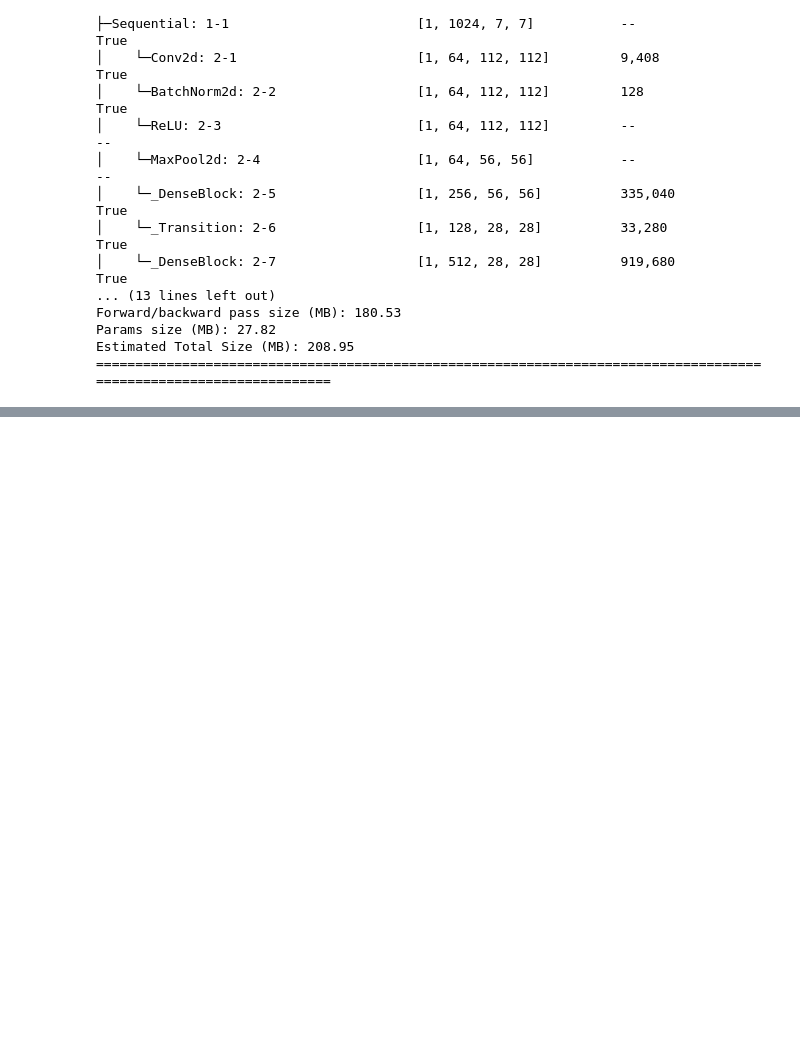
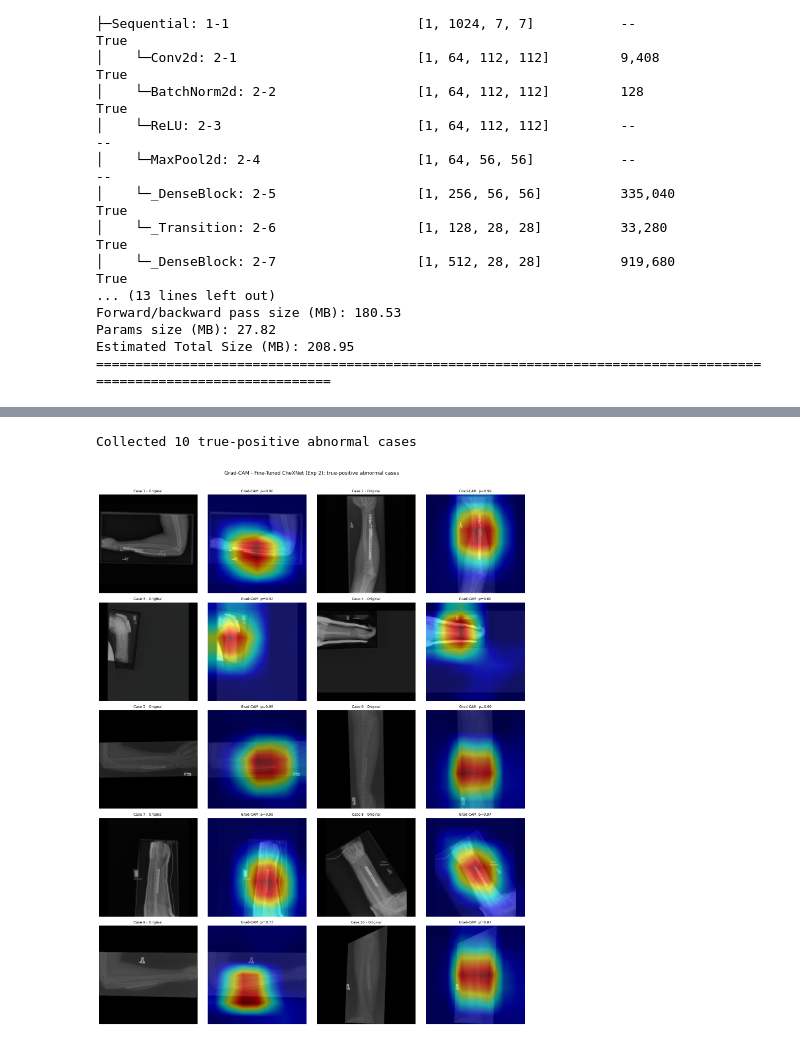
Before and after one commit to sofiaorlov9821/CheXNet, a Jupyter notebook: final_p_2.ipynb, the cells around one changed output, grey strips where cells are left out. Saved outputs shown, nothing was run; the diff lists cells and outputs as text; code cells hidden in the pictures; blank space fills up the shorter version.

```diff
--- a/final_p_2.ipynb
+++ b/final_p_2.ipynb
@@ -816,0 +749,57 @@ print("[OK] Safe PyTorch Grad-CAM visualization grid generated and saved success
+# %%
+# Grad-CAM on 10 true-positive abnormal cases - Fine-Tuned CheXNet (Exp 2) only
+%pip install grad-cam -q
+import torch, numpy as np, matplotlib.pyplot as plt
+from pytorch_grad_cam import GradCAM
+from pytorch_grad_cam.utils.model_targets import ClassifierOutputTarget
+from pytorch_grad_cam.utils.image import show_cam_on_image
+
+mean = np.array(IMAGENET_MEAN); std = np.array(IMAGENET_STD)
+model = exp2_model
+target_layer = model.densenet121.features.denseblock4
+model.eval()
+
+# --- collect 10 abnormal cases the model correctly predicts (true positives) ---
+N = 10
+cases = []
+for idx in range(len(valid_ds)):
+    img, label = valid_ds[idx]
+    if label.item() == 1.0:
+        with torch.no_grad():
+            p = torch.sigmoid(model(img.unsqueeze(0).to(DEVICE)).squeeze(1)).item()
+        if p >= 0.5:                              # correct -> true positive
+            cases.append((img.unsqueeze(0), p))
+    if len(cases) == N:
+        break
+print(f"Collected {len(cases)} true-positive abnormal cases")
+
+# --- layout: 2 cases per row -> (Original | Grad-CAM) x2 = 4 columns ---
+per_row = 2
+nrows = (len(cases) + per_row - 1) // per_row
+fig, axes = plt.subplots(nrows, per_row * 2, figsize=(16, 4 * nrows))
+axes = np.atleast_2d(axes)
+
+for k, (img_tensor, p) in enumerate(cases):
+    r, block = divmod(k, per_row)
+    c0 = block * 2
+    rgb = np.clip(img_tensor[0].cpu().numpy().transpose(1, 2, 0) * std + mean, 0, 1).astype(np.float32)
+
+    inp = img_tensor.to(DEVICE).clone().requires_grad_(True)   # grad reaches target layer
+    with GradCAM(model=model, target_layers=[target_layer]) as cam:
+        gray = cam(input_tensor=inp, targets=[ClassifierOutputTarget(0)])[0]
+    vis = show_cam_on_image(rgb, gray, use_rgb=True)
+
+    axes[r, c0].imshow(rgb);     axes[r, c0].set_title(f"Case {k+1} - Original", fontsize=9);  axes[r, c0].axis('off')
+    axes[r, c0+1].imshow(vis);   axes[r, c0+1].set_title(f"Grad-CAM  p={p:.2f}", fontsize=9);  axes[r, c0+1].axis('off')
+
+for j in range(len(cases), nrows * per_row):          # hide unused panels
+    r, block = divmod(j, per_row)
+    axes[r, block*2].axis('off'); axes[r, block*2+1].axis('off')
+
+plt.suptitle("Grad-CAM - Fine-Tuned CheXNet (Exp 2): true-positive abnormal cases", fontsize=13, y=1.01)
+plt.tight_layout()
+plt.savefig("gradcam_exp2_10cases.png", dpi=200, bbox_inches="tight")
+plt.show()
+# %% [output]
+Collected 10 true-positive abnormal cases
+[figure, added]
```
Also changed, not shown: parts of 8 cells of this notebook, 4 other files.
